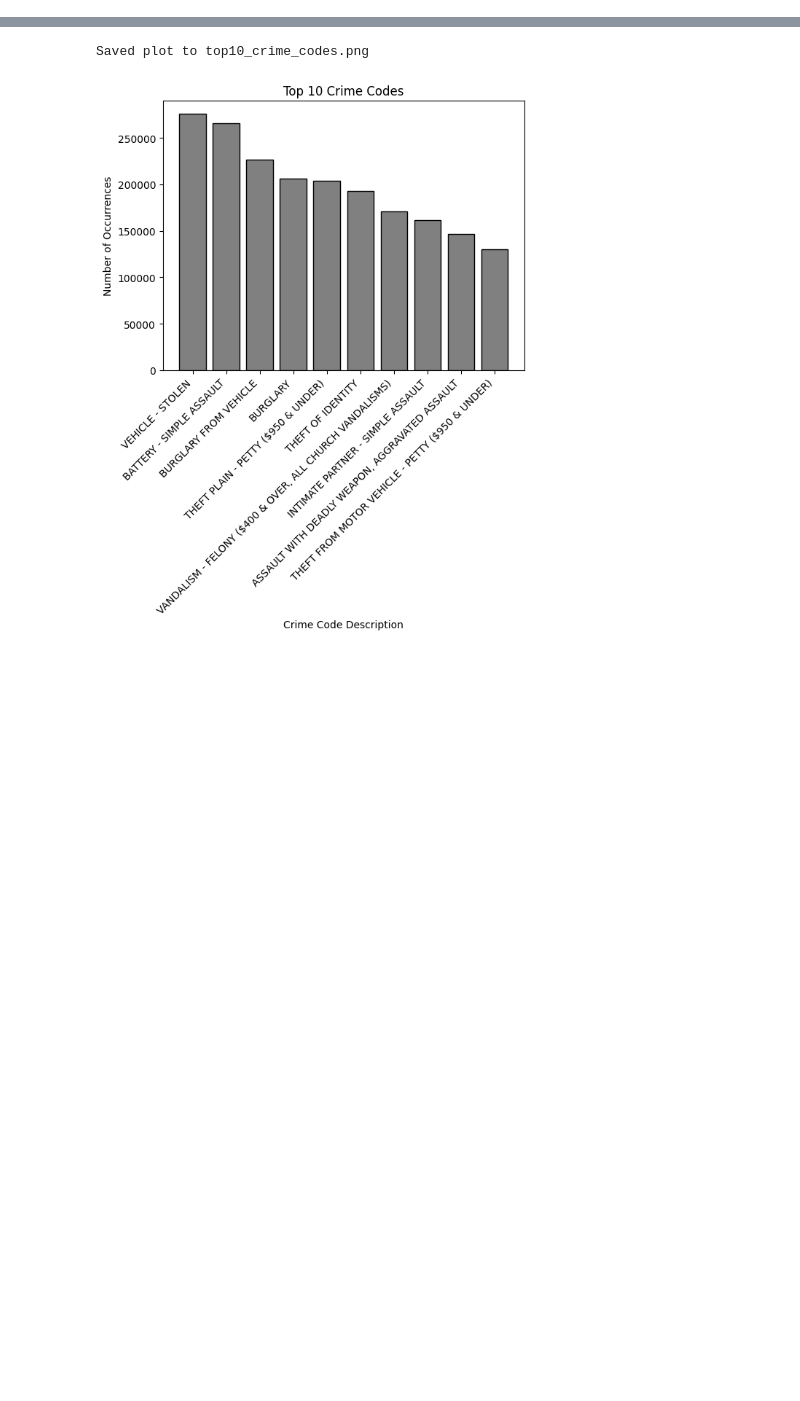
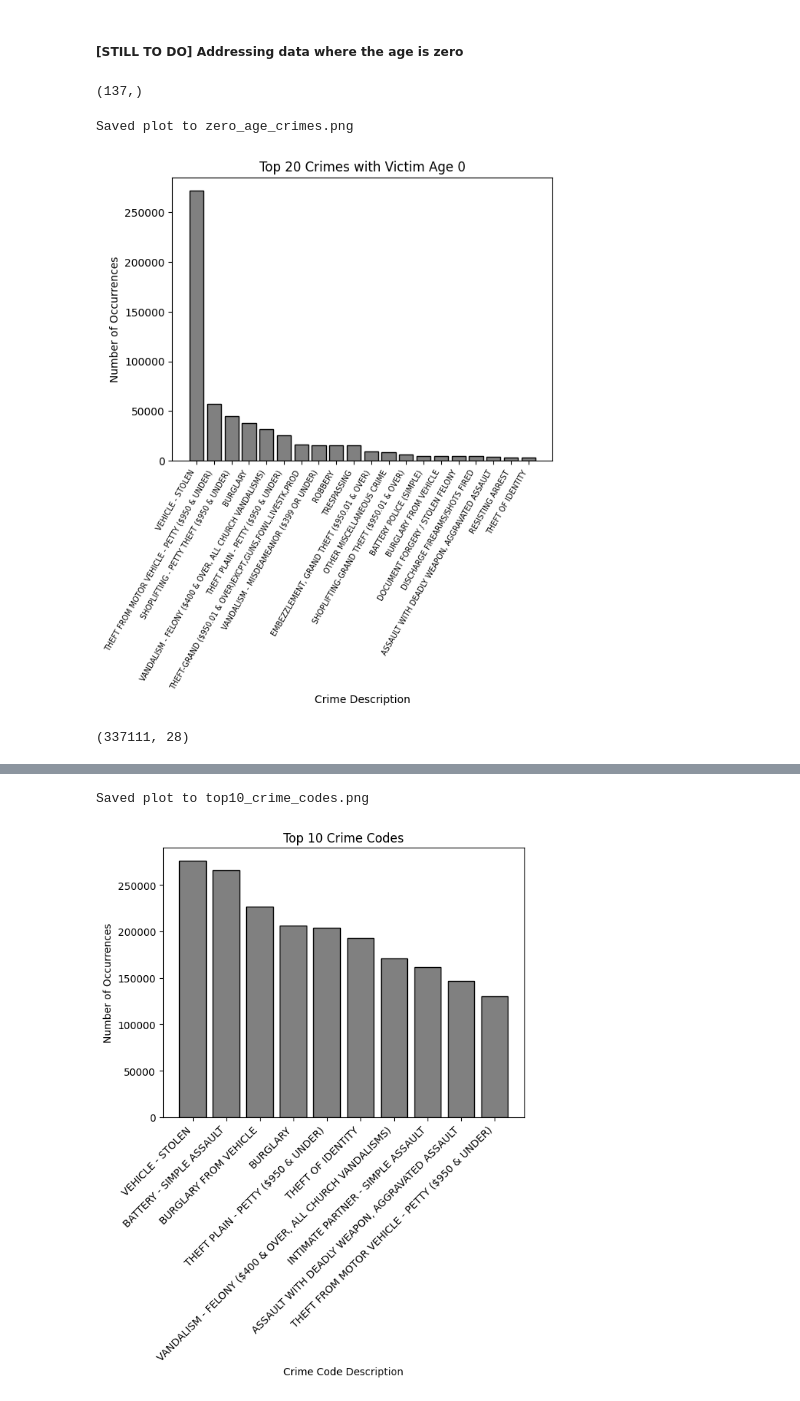
Before and after one commit to trentbrivers/LA_Crime_Data_Mining, a Jupyter notebook: projwork.ipynb, the cells around one changed output, grey strips where cells are left out. Cells and saved outputs as stored; diff of their text form; code cells hidden in the pictures; blank space fills up the shorter version.

```diff
--- a/projwork.ipynb
+++ b/projwork.ipynb
@@ -194,0 +259,30 @@ crimeCodeCounts = cCodeSeries.values.tolist()
+# %%
+#Dropping negative ages
+neg_indices = data_df[data_df['VICT AGE'] < 0].index
+data_df.drop(neg_indices, axis='index', inplace=True)
+# %% [markdown]
+##### [STILL TO DO] Addressing data where the age is zero
+# %%
+zero_crimes = data_df[data_df['VICT AGE']==0]['Crm Cd Desc'].value_counts()
+# %%
+zero_crimes.shape
+# %% [output]
+(137,)
+# %%
+plt.bar(zero_crimes.index[:20], zero_crimes.values[:20], width=0.8, color='gray', edgecolor='black')
+plt.title("Top 20 Crimes with Victim Age 0")
+plt.xlabel("Crime Description")
+plt.ylabel("Number of Occurrences")
+plt.xticks(rotation=60, ha='right', fontsize=7)
+
+filename = "zero_age_crimes.png"
+
+plt.savefig(filename, dpi=300, bbox_inches='tight')
+print(f"Saved plot to {filename}")
+# %% [output]
+Saved plot to zero_age_crimes.png
+[figure, added]
+# %%
+data_df[(data_df['VICT AGE'] == 0) & (data_df['VICT SEX'].isna()) & (data_df['VICT DESCENT'].isna())].shape
+# %% [output]
+(337111, 28)
```
Also changed, not shown: parts of 55 cells of this notebook.
